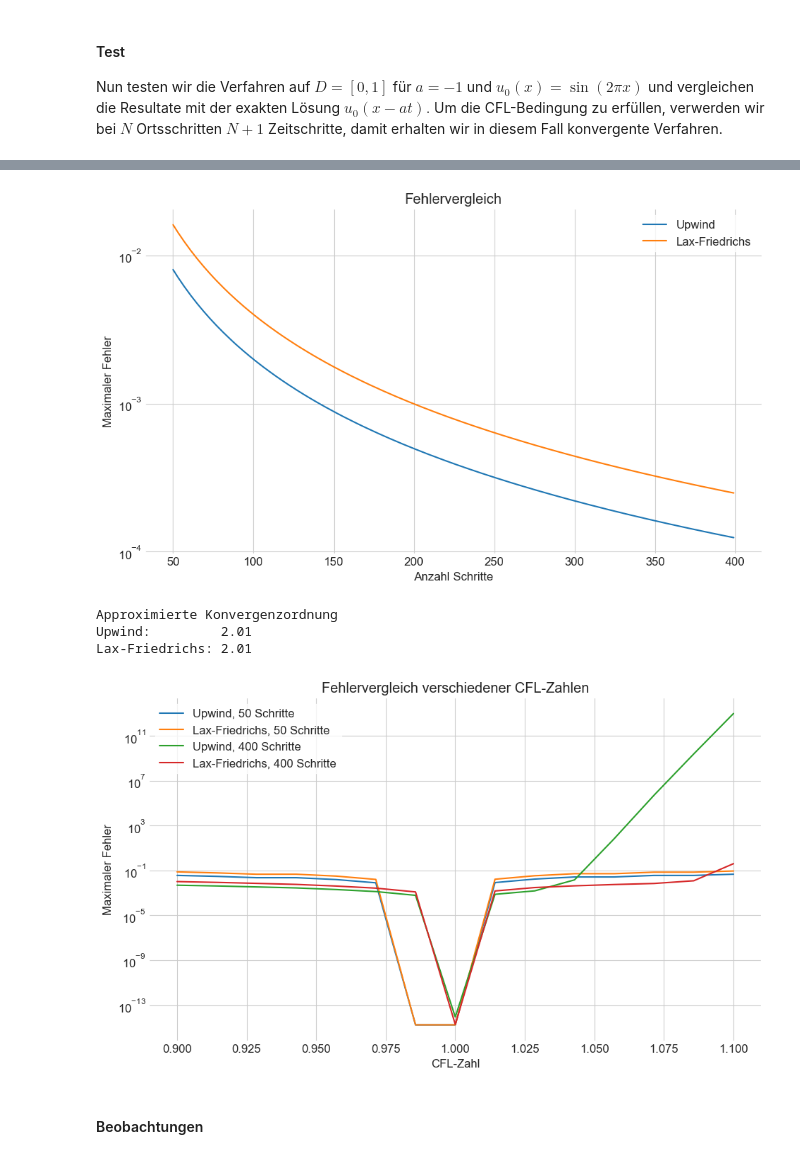
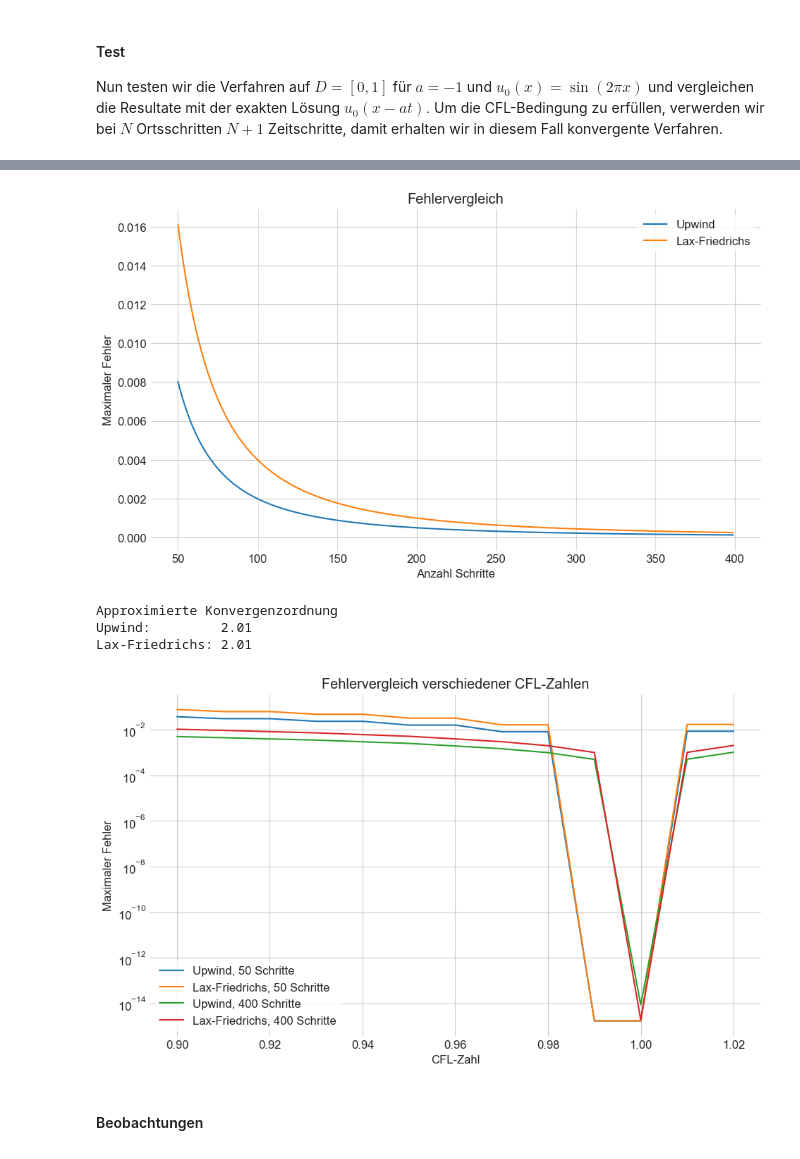
Before and after one commit to maxstollmayer/NuMeDiffG, a Jupyter notebook: Aufgabenblatt 7/Aufgabenblatt 7 Lösung.ipynb, the cells around one changed output, grey strips where cells are left out. Cells and saved outputs as stored; diff of their text form; code cells hidden in the pictures.

```diff
--- a/Aufgabenblatt 7/Aufgabenblatt 7 Lösung.ipynb
+++ b/Aufgabenblatt 7/Aufgabenblatt 7 Lösung.ipynb
@@ -184,7 +183,7 @@ def errorLF(N, c):
     return max(np.abs(exact(*grid) - u).flatten())
 
 def order(errors):
-    return np.log(errors[-1] / errors[0]) / np.log(steps[0] / steps[-1])
+    return (np.log(errors[-1]) - np.log(errors[0])) / (np.log(steps[0]) - np.log(steps[-1]))
 
 steps = np.arange(50, 400)
 errors1 = [errorUW(N, N/(N+1)) for N in steps]
@@ -192,7 +191,7 @@ errors2 = [errorLF(N, N/(N+1)) for N in steps]
 
 plt.plot(steps, errors1, label="Upwind")
 plt.plot(steps, errors2, label="Lax-Friedrichs")
-plt.yscale("log")
+#plt.yscale("log")
 plt.xlabel("Anzahl Schritte")
 plt.ylabel("Maximaler Fehler")
 plt.title(f"Fehlervergleich")
@@ -203,29 +202,29 @@ print(f"Approximierte Konvergenzordnung")
 print(f"Upwind:         {order(errors1):.2f}")
 print(f"Lax-Friedrichs: {order(errors2):.2f}")
 # %% [output]
-[figure, old version]
+[figure, new version]
 Approximierte Konvergenzordnung
 Upwind:         2.01
 Lax-Friedrichs: 2.01
 # %%
-Cs = np.linspace(0.9, 1.1, 15)
+Cs = np.linspace(0.9, 1.02, 13)
 errors1 = [errorUW(50, c) for c in Cs]
 errors2 = [errorLF(50, c) for c in Cs]
 errors3 = [errorUW(400, c) for c in Cs]
 errors4 = [errorLF(400, c) for c in Cs]
 
 plt.plot(Cs, errors1, label="Upwind, 50 Schritte")
 plt.plot(Cs, errors2, label="Lax-Friedrichs, 50 Schritte")
 plt.plot(Cs, errors3, label="Upwind, 400 Schritte")
 plt.plot(Cs, errors4, label="Lax-Friedrichs, 400 Schritte")
 plt.yscale("log")
 plt.xlabel("CFL-Zahl")
 plt.ylabel("Maximaler Fehler")
 plt.title(f"Fehlervergleich verschiedener CFL-Zahlen")
 plt.legend()
 plt.show()
 # %% [output]
-[figure, old version]
+[figure, new version]
 # %% [markdown]
 #### Beobachtungen
 # %% [markdown]
```
Also changed, not shown: parts of 2 cells of this notebook, 5 other files.
